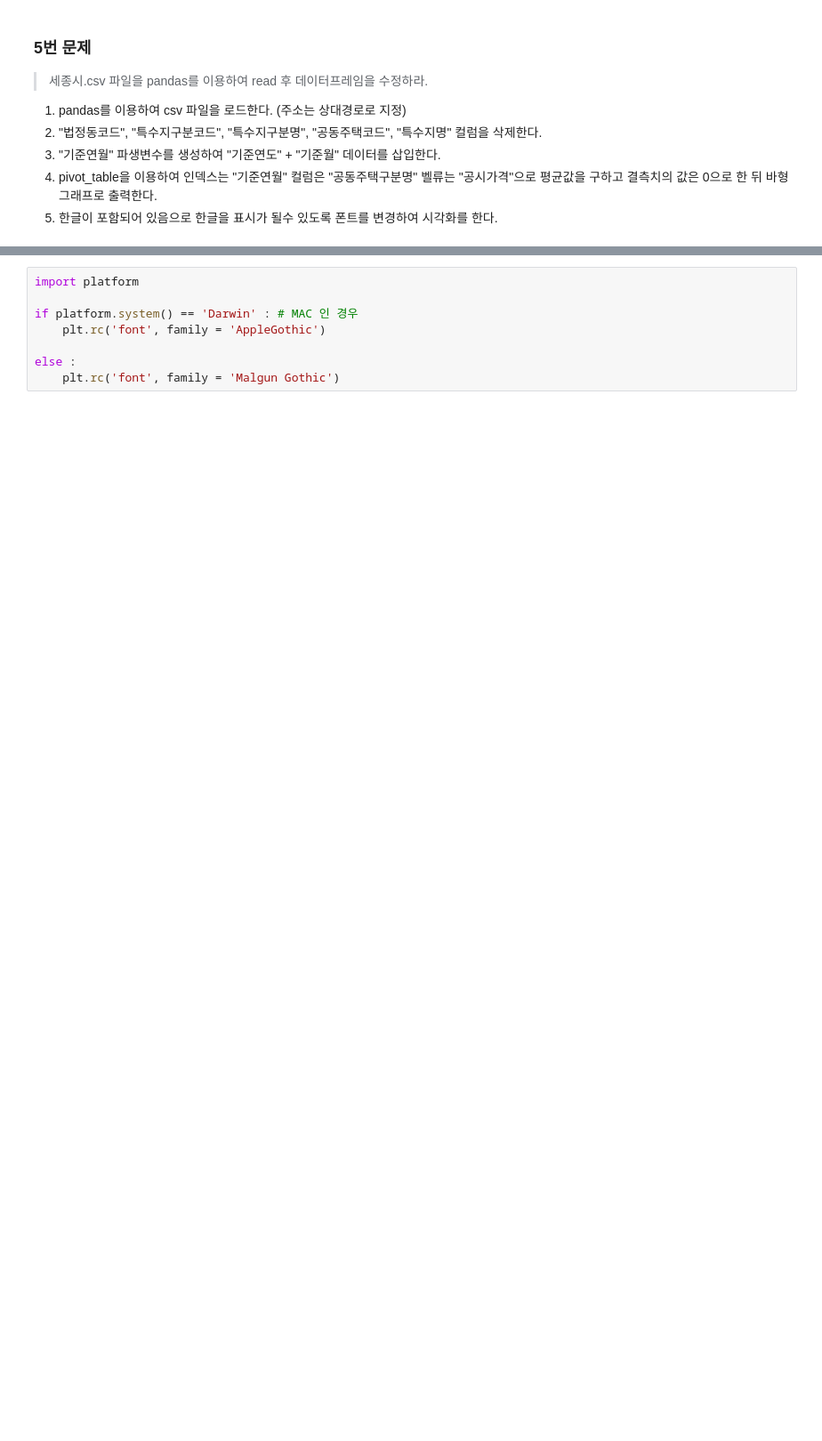
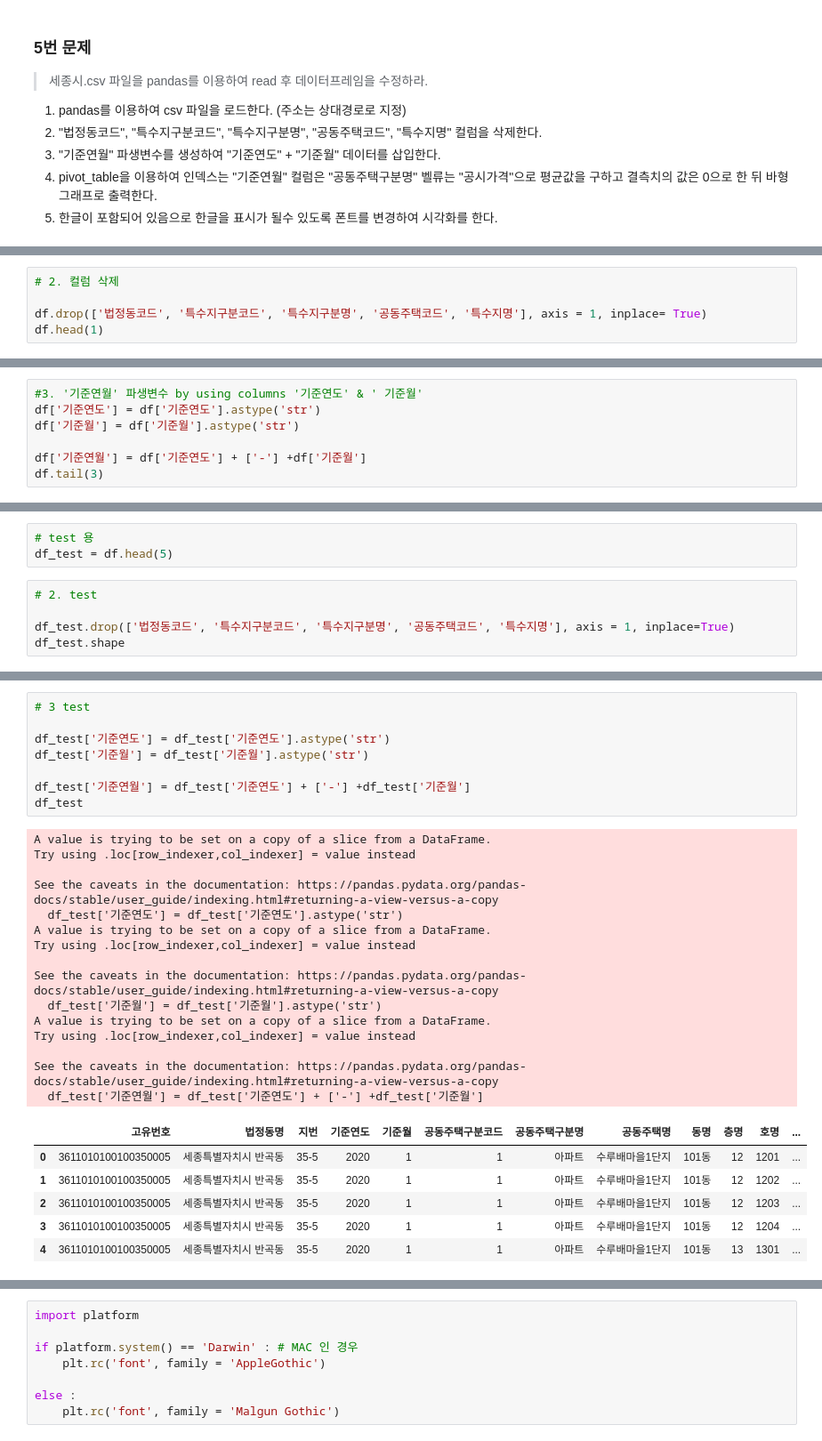
Before and after one commit to ZiNoBae/Practice_ubion, a Jupyter notebook: Code_Moon/level_test/LEVEL TEST.ipynb, the cells around one changed output, grey strips where cells are left out. Shown at 89% size. Drawn from its saved outputs; the diff is of its cells as text; blank space fills up the shorter version.

```diff
--- a/Code_Moon/level_test/LEVEL TEST.ipynb
+++ b/Code_Moon/level_test/LEVEL TEST.ipynb
@@ -202,0 +212,5 @@ ValueError: ('Shapes must match', (19,), (5,))
+# %%
+# 2. 컬럼 삭제
+
+df.drop(['법정동코드', '특수지구분코드', '특수지구분명', '공동주택코드', '특수지명'], axis = 1, inplace= True)
+df.head(1)
@@ -202,0 +224,7 @@ ValueError: ('Shapes must match', (19,), (5,))
+# %%
+#3. '기준연월' 파생변수 by using columns '기준연도' & ' 기준월'
+df['기준연도'] = df['기준연도'].astype('str')
+df['기준월'] = df['기준월'].astype('str')
+
+df['기준연월'] = df['기준연도'] + ['-'] +df['기준월']
+df.tail(3)
@@ -202,0 +274,8 @@ ValueError: ('Shapes must match', (19,), (5,))
+# %%
+# test 용
+df_test = df.head(5)
+# %%
+# 2. test
+
+df_test.drop(['법정동코드', '특수지구분코드', '특수지구분명', '공동주택코드', '특수지명'], axis = 1, inplace=True)
+df_test.shape
@@ -202,0 +288,30 @@ ValueError: ('Shapes must match', (19,), (5,))
+# %%
+# 3 test
+
+df_test['기준연도'] = df_test['기준연도'].astype('str')
+df_test['기준월'] = df_test['기준월'].astype('str')
+
+df_test['기준연월'] = df_test['기준연도'] + ['-'] +df_test['기준월']
+df_test
+# %% [output]
+A value is trying to be set on a copy of a slice from a DataFrame.
+Try using .loc[row_indexer,col_indexer] = value instead
+
+See the caveats in the documentation: https://pandas.pydata.org/pandas-docs/stable/user_guide/indexing.html#returning-a-view-versus-a-copy
+  df_test['기준연도'] = df_test['기준연도'].astype('str')
+A value is trying to be set on a copy of a slice from a DataFrame.
+Try using .loc[row_indexer,col_indexer] = value instead
+
+See the caveats in the documentation: https://pandas.pydata.org/pandas-docs/stable/user_guide/indexing.html#returning-a-view-versus-a-copy
+  df_test['기준월'] = df_test['기준월'].astype('str')
+A value is trying to be set on a copy of a slice from a DataFrame.
+Try using .loc[row_indexer,col_indexer] = value instead
+
+See the caveats in the documentation: https://pandas.pydata.org/pandas-docs/stable/user_guide/indexing.html#returning-a-view-versus-a-copy
+  df_test['기준연월'] = df_test['기준연도'] + ['-'] +df_test['기준월']
+|  | 고유번호 | 법정동명 | 지번 | 기준연도 | 기준월 | 공동주택구분코드 | 공동주택구분명 | 공동주택명 | 동명 | 층명 | 호명 | ... |
+| 0 | 3611010100100350005 | 세종특별자치시 반곡동 | 35-5 | 2020 | 1 | 1 | 아파트 | 수루배마을1단지 | 101동 | 12 | 1201 | ... |
+| 1 | 3611010100100350005 | 세종특별자치시 반곡동 | 35-5 | 2020 | 1 | 1 | 아파트 | 수루배마을1단지 | 101동 | 12 | 1202 | ... |
+| 2 | 3611010100100350005 | 세종특별자치시 반곡동 | 35-5 | 2020 | 1 | 1 | 아파트 | 수루배마을1단지 | 101동 | 12 | 1203 | ... |
+| 3 | 3611010100100350005 | 세종특별자치시 반곡동 | 35-5 | 2020 | 1 | 1 | 아파트 | 수루배마을1단지 | 101동 | 12 | 1204 | ... |
+| 4 | 3611010100100350005 | 세종특별자치시 반곡동 | 35-5 | 2020 | 1 | 1 | 아파트 | 수루배마을1단지 | 101동 | 13 | 1301 | ... |
```
Also changed, not shown: parts of 16 cells of this notebook, 3 other files.
